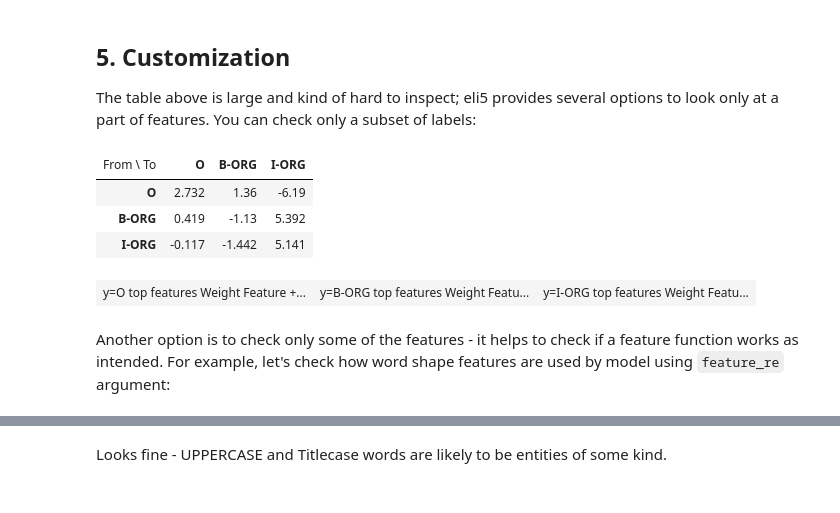
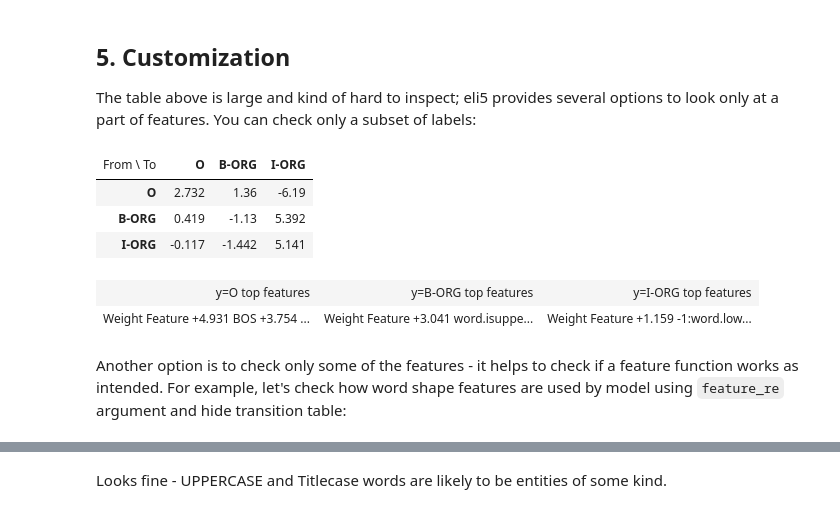
Before and after one commit to TeamHG-Memex/eli5, a Jupyter notebook: notebooks/sklearn-crfsuite.ipynb, the cells around one changed output, grey strips where cells are left out. Cells and saved outputs as stored; diff of their text form; code cells hidden in the pictures.

```diff
--- a/notebooks/sklearn-crfsuite.ipynb
+++ b/notebooks/sklearn-crfsuite.ipynb
@@ -181,13 +181,14 @@ With `all_possible_transitions=True` CRF learned large negative weights for impo
 
 The table above is large and kind of hard to inspect; eli5 provides several options to look only at a part of features. You can check only a subset of labels:
 # %%
-eli5.explain_weights(crf, top=10, targets=['O', 'B-ORG', 'I-ORG'])
+eli5.show_weights(crf, top=10, targets=['O', 'B-ORG', 'I-ORG'])
 # %% [output]
 | From \ To | O | B-ORG | I-ORG |
 | O | 2.732 | 1.36 | -6.19 |
 | B-ORG | 0.419 | -1.13 | 5.392 |
 | I-ORG | -0.117 | -1.442 | 5.141 |
-| y=O top features Weight Feature +... | y=B-ORG top features Weight Featu... | y=I-ORG top features Weight Featu... |
+| y=O top features | y=B-ORG top features | y=I-ORG top features |
+| Weight Feature +4.931 BOS +3.754 ... | Weight Feature +3.041 word.isuppe... | Weight Feature +1.159 -1:word.low... |
 # %% [markdown]
-Another option is to check only some of the features - it helps to check if a feature function works as intended. For example, let's check how word shape features are used by model using ``feature_re`` argument:
+Another option is to check only some of the features - it helps to check if a feature function works as intended. For example, let's check how word shape features are used by model using ``feature_re`` argument and hide transition table:
 # %%
```
Also changed, not shown: parts of 3 cells of this notebook, 8 other files.
